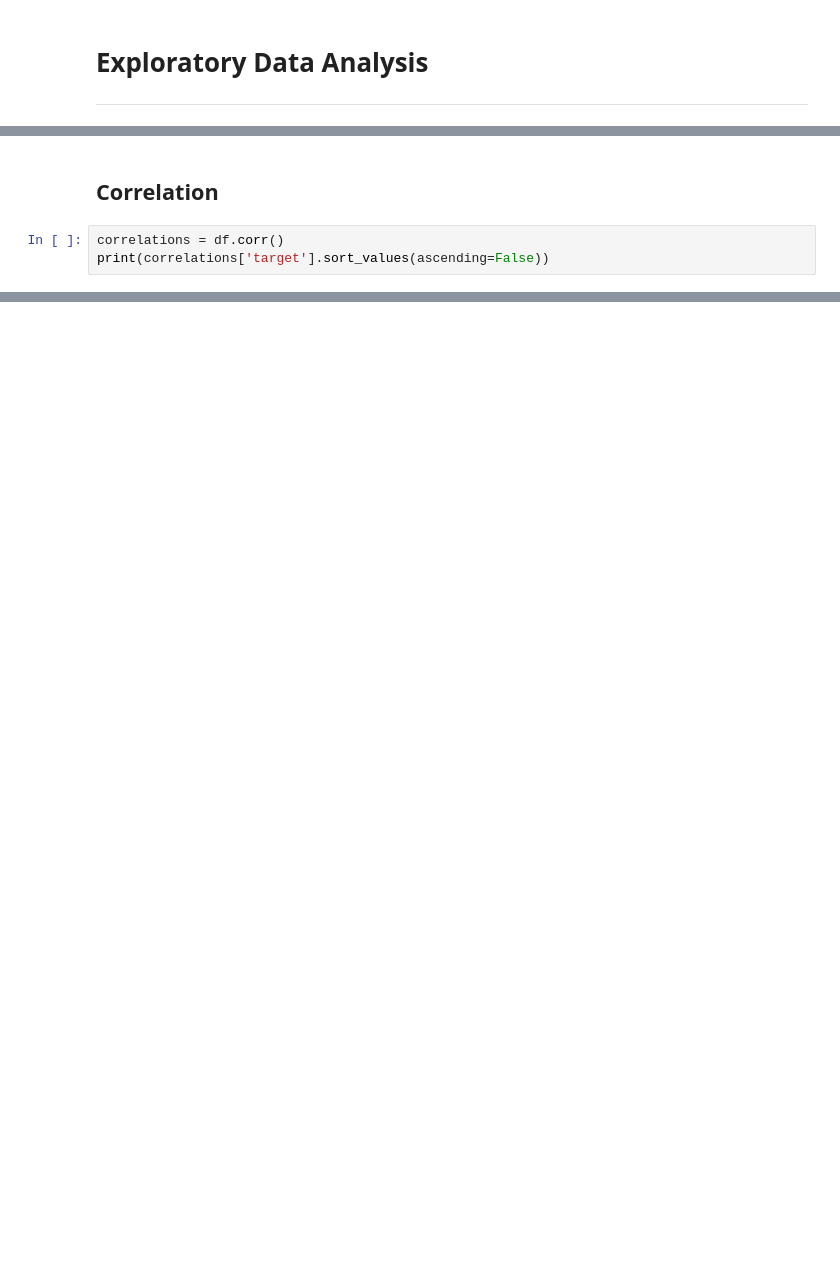
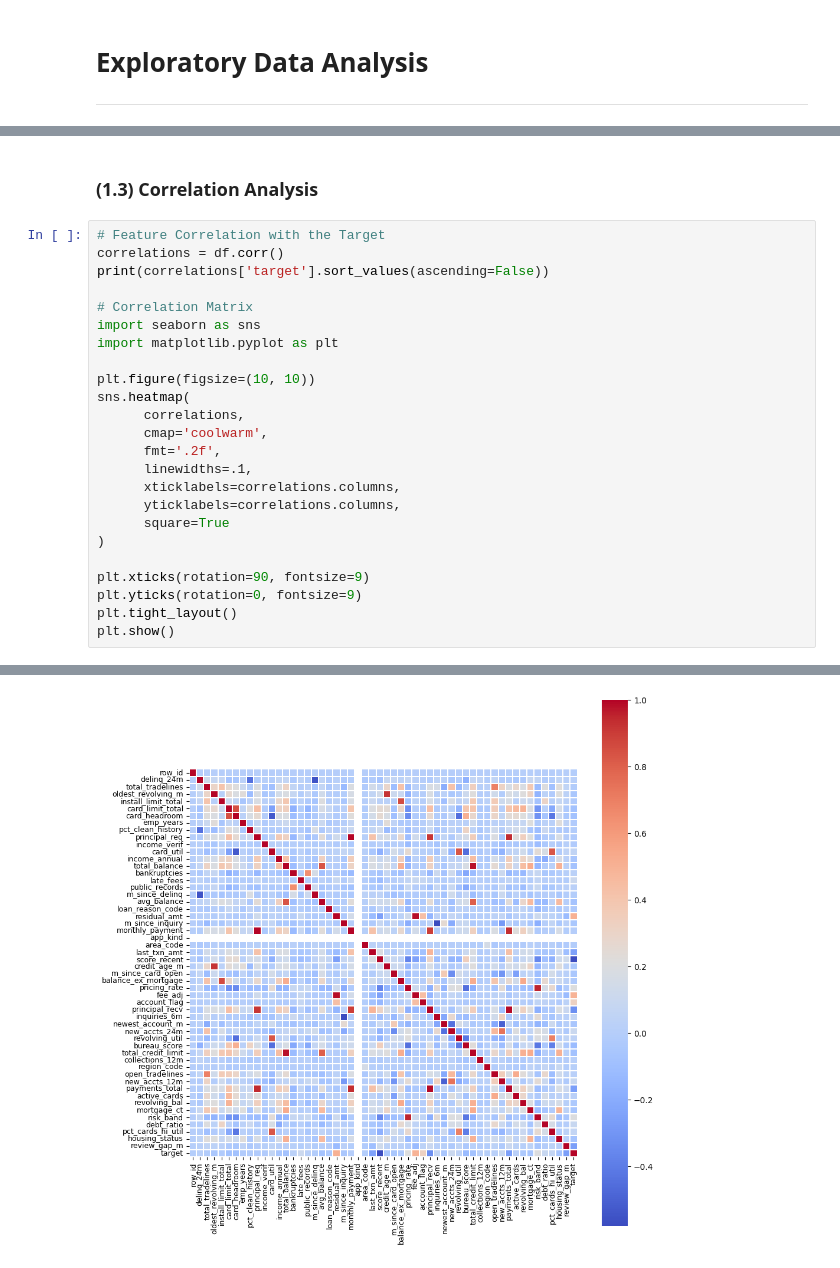
Before and after one commit to kisrail/credit-risk-ml, a Jupyter notebook: notebooks/eda.ipynb, the cells around one changed output, grey strips where cells are left out. Drawn from its saved outputs; the diff is of its cells as text; blank space fills up the shorter version.

```diff
--- a/notebooks/eda.ipynb
+++ b/notebooks/eda.ipynb
@@ -43,23 +77,45 @@ memory usage: 39.6 MB
 # %% [markdown]
-## **Correlation**
+### **(1.3) Correlation Analysis**
 # %%
+# Feature Correlation with the Target
 correlations = df.corr()
 print(correlations['target'].sort_values(ascending=False))
+
+# Correlation Matrix
+import seaborn as sns
+import matplotlib.pyplot as plt
+
+plt.figure(figsize=(10, 10))
+sns.heatmap(
+      correlations,
+      cmap='coolwarm',
+      fmt='.2f',
+      linewidths=.1,
+      xticklabels=correlations.columns,
+      yticklabels=correlations.columns,
+      square=True
+)
+
+plt.xticks(rotation=90, fontsize=9)
+plt.yticks(rotation=0, fontsize=9)
+plt.tight_layout()
+plt.show()
 # %% [output]
 target                 1.000000
 residual_amt           0.505865
 fee_adj                0.495057
 account_flag           0.323913
 pricing_rate           0.204632
 risk_band              0.204063
 late_fees              0.111342
 new_accts_24m          0.102410
 new_accts_12m          0.092207
 debt_ratio             0.087271
 inquiries_6m           0.066945
 pct_cards_hi_util      0.063454
 ... (39 lines left out)
 principal_recv        -0.330370
 score_recent          -0.574896
 app_kind                    NaN
 Name: target, dtype: float64
+[figure, added]
```
Also changed, not shown: parts of 14 cells of this notebook, 6 other files.
